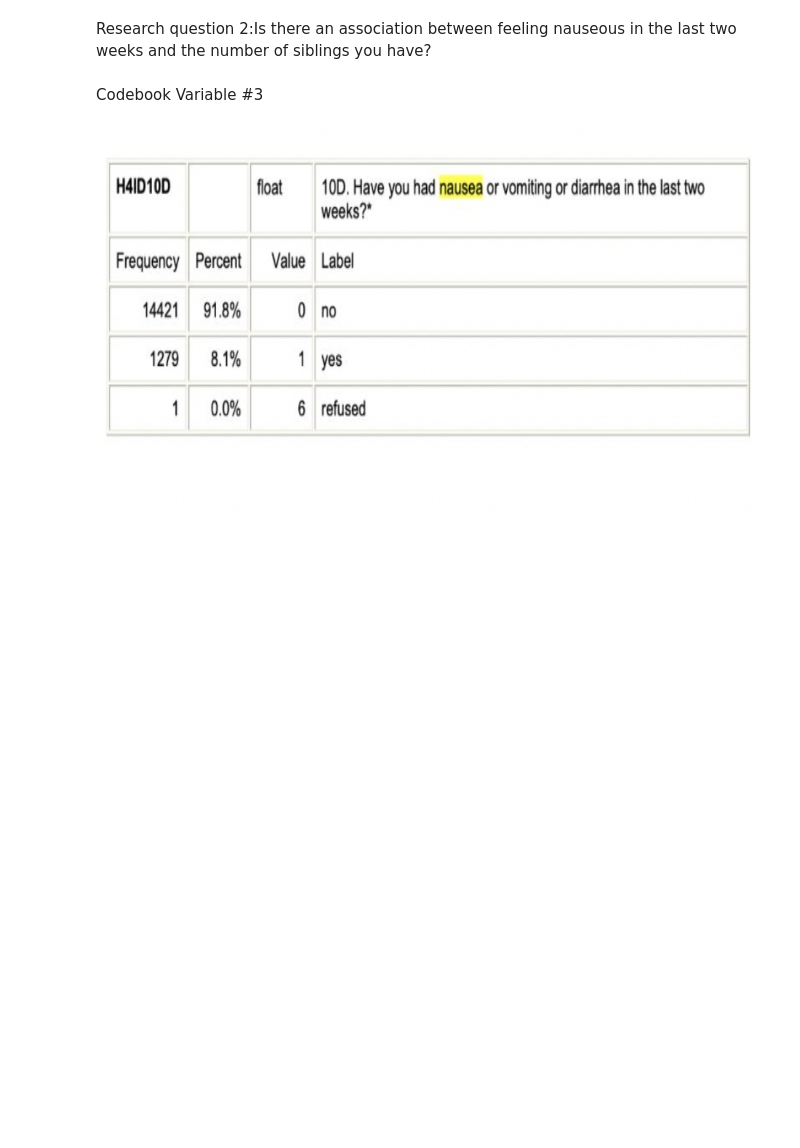
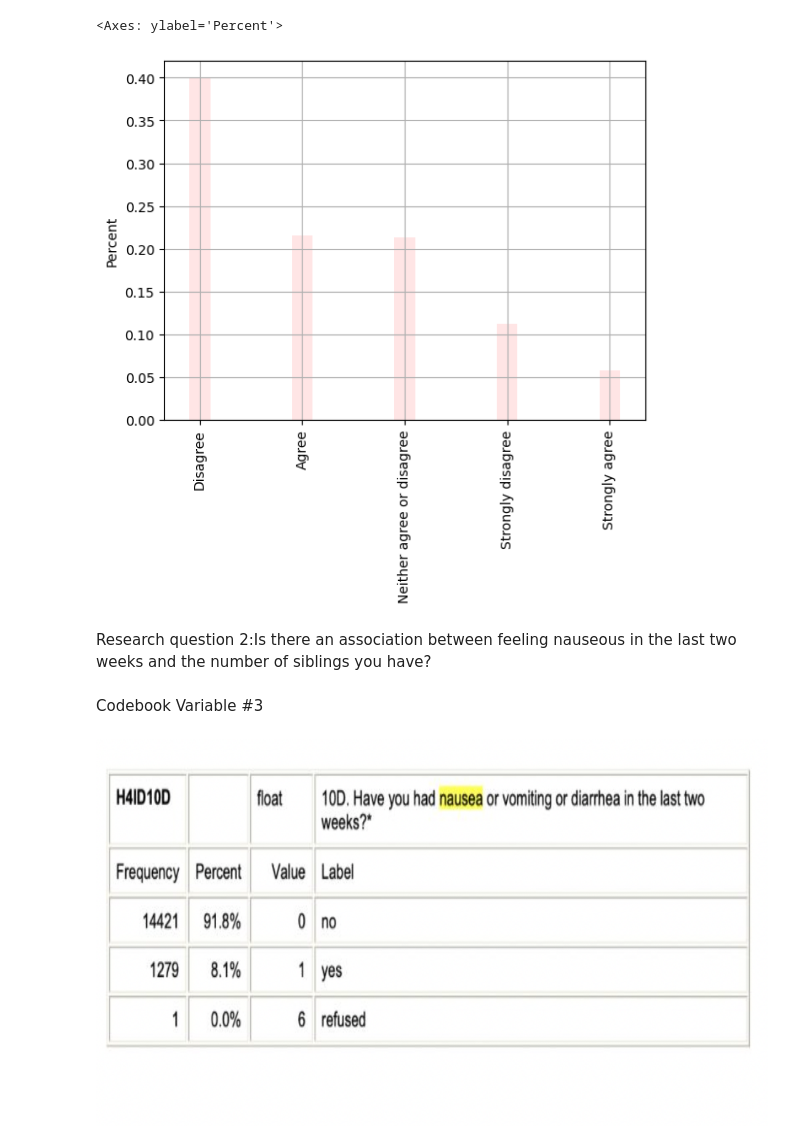
Before and after one commit to SanthirixKitty/Skyline-Math-200, a Jupyter notebook: Python_Notebook_Setup_by_San Thiri.ipynb, the cells around one changed output. Drawn from its saved outputs; the diff is of its cells as text; code cells hidden in the pictures; blank space fills up the shorter version.

```diff
--- a/Python_Notebook_Setup_by_San Thiri.ipynb
+++ b/Python_Notebook_Setup_by_San Thiri.ipynb
@@ -3,3 +191,10 @@
+# %%
+
+plt.ylabel("Percent")
+df['Mood_Swings'].value_counts(normalize = True).plot(kind ='bar', color = 'red', width = 0.2, alpha = 0.1, grid = True)
+# %% [output]
+<Axes: ylabel='Percent'>
+[figure, added]
 # %% [markdown]
 Research question 2:Is there an association between feeling nauseous in the last two weeks and the number of siblings you have?
 # %% [markdown]
```
Also changed, not shown: parts of 25 cells of this notebook.
